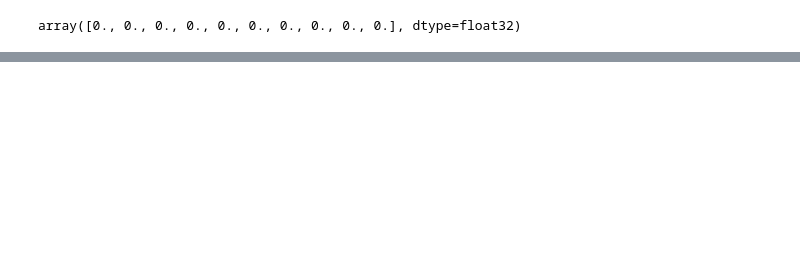
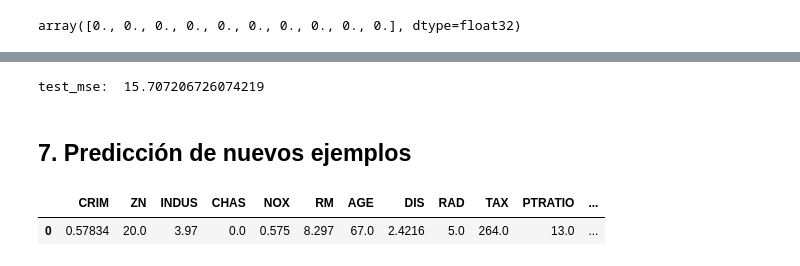
Before and after one commit to LuisPerdomo123/Inteligencia-Computacional, a Jupyter notebook: Regression_MLP_Caso_Practico_I.ipynb, the cells around one changed output, grey strips where cells are left out. Cells and saved outputs as stored; diff of their text form; code cells hidden in the pictures; blank space fills up the shorter version.

```diff
--- a/Regression_MLP_Caso_Practico_I.ipynb
+++ b/Regression_MLP_Caso_Practico_I.ipynb
@@ -200,0 +263,18 @@ array([0., 0., 0., 0., 0., 0., 0., 0., 0., 0.], dtype=float32)
+# %%
+print('test_mse: ', test_loss)
+# %% [output]
+test_mse:  15.707206726074219
+# %% [markdown]
+## 7. Predicción de nuevos ejemplos
+# %%
+# Suponemos que X_new es un nuevo ejemplo que el algoritmo no ha visto nunca
+X_new = X_test[30]
+# %%
+# Representación gráfica del nuevo ejemplo que queremos predecir
+features = ["CRIM", "ZN", "INDUS", "CHAS", "NOX", "RM", "AGE", "DIS", "RAD", "TAX", "PTRATIO", "B",
+            "LSTAT", "MEDV"]
+df_new = pd.DataFrame([X_new], columns=features[:-1])
+df_new.head()
+# %% [output]
+|  | CRIM | ZN | INDUS | CHAS | NOX | RM | AGE | DIS | RAD | TAX | PTRATIO | ... |
+| 0 | 0.57834 | 20.0 | 3.97 | 0.0 | 0.575 | 8.297 | 67.0 | 2.4216 | 5.0 | 264.0 | 13.0 | ... |
```
Also changed, not shown: parts of 15 cells of this notebook.
